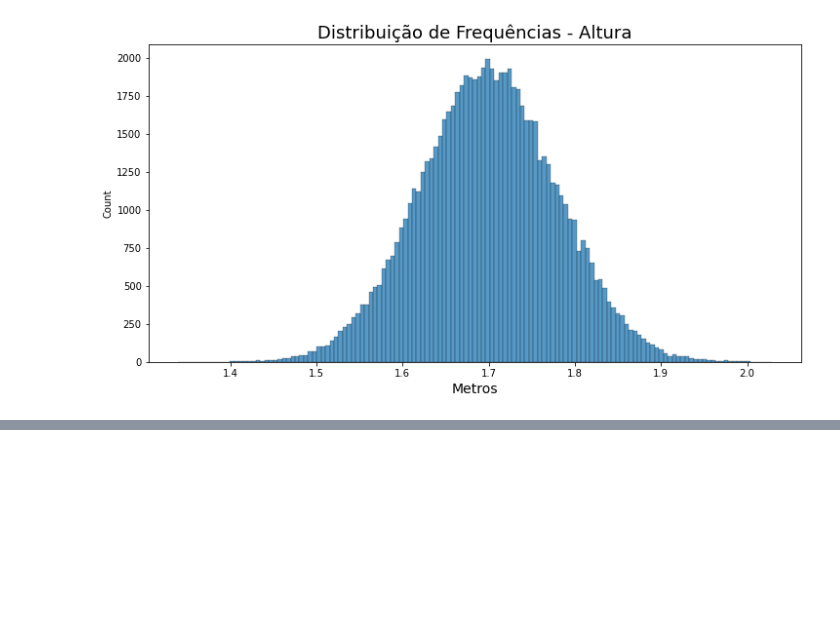
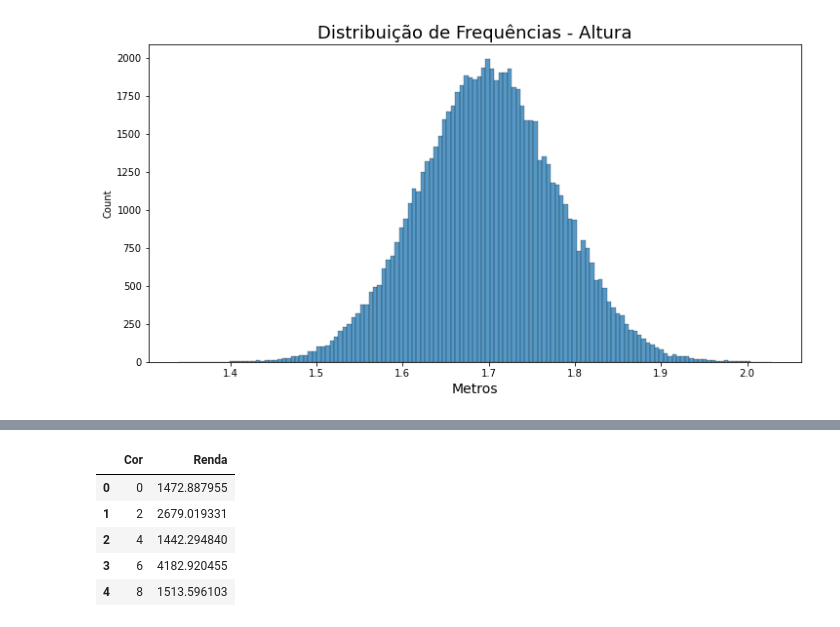
Before and after one commit to silsantos/Data-Science_Projects, a Jupyter notebook: Estatistica/Pratica1_ibge.ipynb, the cells around one changed output, grey strips where cells are left out. Saved outputs shown, nothing was run; the diff lists cells and outputs as text; code cells hidden in the pictures; blank space fills up the shorter version.

```diff
--- a/Estatistica/Pratica1_ibge.ipynb
+++ b/Estatistica/Pratica1_ibge.ipynb
@@ -520,0 +583,5 @@ dist_freq_quantitativa['Frequência'].plot.bar(width = 1, color = 'blue', alpha
+# %%
+# Formatando a apresentação dos dados:
+
+media_renda_cor = pd.DataFrame(dados.groupby(['Cor'])['Renda'].mean())
+media_renda_cor
@@ -520,0 +596,12 @@ dist_freq_quantitativa['Frequência'].plot.bar(width = 1, color = 'blue', alpha
+# %%
+# Formatando índices e labels da coluna cor:
+
+media_renda_cor.reset_index(inplace = True)
+media_renda_cor
+# %% [output]
+|  | Cor | Renda |
+| 0 | 0 | 1472.887955 |
+| 1 | 2 | 2679.019331 |
+| 2 | 4 | 1442.294840 |
+| 3 | 6 | 4182.920455 |
+| 4 | 8 | 1513.596103 |
```
Also changed, not shown: parts of 15 cells of this notebook.
